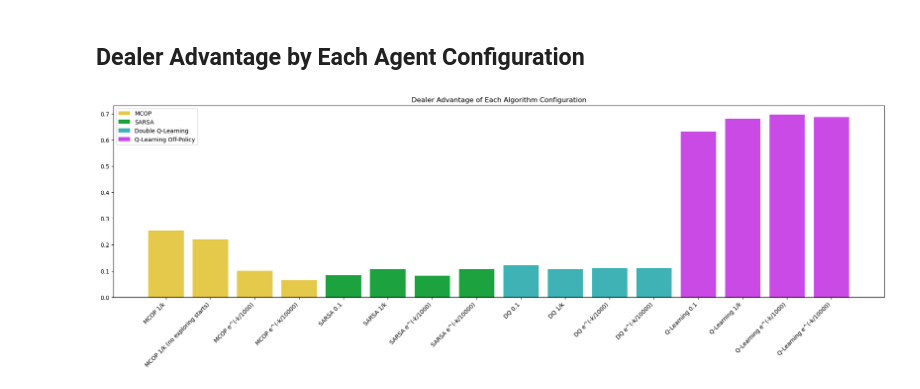
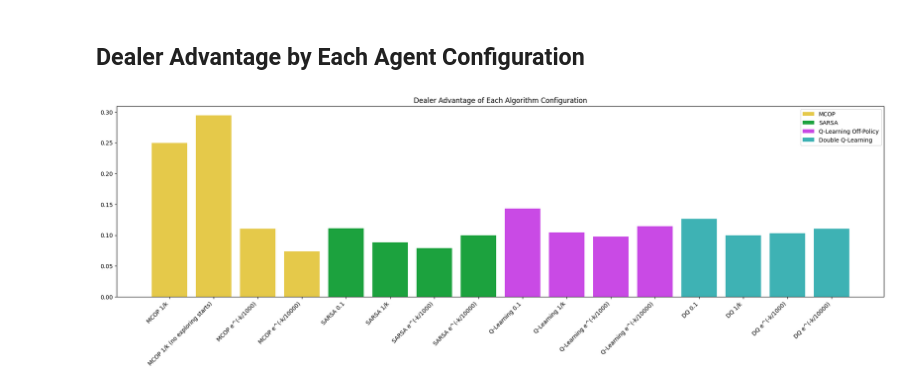
Before and after one commit to bentaliana/ARI2204, a Jupyter notebook: agent_evaluation.ipynb, the cells around one changed output. Drawn from its saved outputs; the diff is of its cells as text; code cells hidden in the pictures.

```diff
--- a/agent_evaluation.ipynb
+++ b/agent_evaluation.ipynb
@@ -610,0 +618,4 @@ plot_total_state_action_counts(
+# %%
+ql_agent_1 = QLearningOffPolicyAgent(1)
+ql_agent_1_simulator = AgentSimulator(ql_agent_1)
+ql_agent_1_results = ql_agent_1_simulator.simulate_100k_games()
@@ -610,0 +656,4 @@ plot_total_state_action_counts(
+# %%
+ql_agent_2 = QLearningOffPolicyAgent(2)
+ql_agent_2_simulator = AgentSimulator(ql_agent_2)
+ql_agent_2_results = ql_agent_2_simulator.simulate_100k_games()
@@ -610,0 +694,4 @@ plot_total_state_action_counts(
+# %%
+ql_agent_3 = QLearningOffPolicyAgent(3)
+ql_agent_3_simulator = AgentSimulator(ql_agent_3)
+ql_agent_3_results = ql_agent_3_simulator.simulate_100k_games()
@@ -610,0 +732,4 @@ plot_total_state_action_counts(
+# %%
+ql_agent_4 = QLearningOffPolicyAgent(4)
+ql_agent_4_simulator = AgentSimulator(ql_agent_4)
+ql_agent_4_results = ql_agent_4_simulator.simulate_100k_games()
@@ -936,37 +947,36 @@ Strategy Table for Q-Learning Off-Policy Agent with Epsilon =  e^(-k/10000) (not
 from matplotlib.patches import Patch
 
 dealer_advantages = [
     mcop_agent_1_results [1], mcop_agent_2_results [1], mcop_agent_3_results [1], mcop_agent_4_results [1],
     sarsa_agent_1_results [1], sarsa_agent_2_results [1], sarsa_agent_3_results [1], sarsa_agent_4_results [1],
+    ql_agent_1_results[1], ql_agent_2_results[1], ql_agent_3_results[1], ql_agent_4_results[1],
     dq_agent_1_results [1], dq_agent_2_results [1], dq_agent_3_results [1], dq_agent_4_results [1],
-    q_l_agent_1_results[1], q_l_agent_2_results[1], q_l_agent_3_results[1], q_l_agent_4_results[1],
-
 ]
 
 plt.figure(figsize = (24, 6))
 
 plt.bar(
     ["MCOP 1/k", "MCOP 1/k (no exploring starts)", "MCOP e^(-k/1000)", "MCOP e^(-k/10000)",
      "SARSA 0.1", "SARSA 1/k", "SARSA e^(-k/1000)", "SARSA e^(-k/10000)",
-     "DQ 0.1", "DQ 1/k", "DQ e^(-k/1000)", "DQ e^(-k/10000)",
-     "Q-Learning 0.1", "Q-Learning 1/k", "Q-Learning e^(-k/1000)", "Q-Learning e^(-k/10000)" ],
+     "Q-Learning 0.1", "Q-Learning 1/k", "Q-Learning e^(-k/1000)", "Q-Learning e^(-k/10000)",
+     "DQ 0.1", "DQ 1/k", "DQ e^(-k/1000)", "DQ e^(-k/10000)"],
     dealer_advantages,
-    color = (["#e5c94a"] * 4) + (["#1ca23e"] * 4) + (["#3eb2b4"] * 4) + (["#c94ae5"] * 4),
+    color = (["#e5c94a"] * 4) + (["#1ca23e"] * 4) + (["#c94ae5"] * 4) + (["#3eb2b4"] * 4),
 )
 
 plt.title("Dealer Advantage of Each Algorithm Configuration")
 
 legend_elements = [
     Patch(facecolor = "#e5c94a", label='MCOP'),
     Patch(facecolor = "#1ca23e", label='SARSA'),
+    Patch(facecolor="#c94ae5", label='Q-Learning Off-Policy'),
     Patch(facecolor = "#3eb2b4", label='Double Q-Learning'),
-    Patch(facecolor="#c94ae5", label='Q-Learning Off-Policy')
 ]
 
 plt.legend(handles=legend_elements)
 
 plt.xticks(rotation = 45, ha = "right")
 
 plt.show()
 # %% [output]
-[figure, old version]
+[figure, new version]
```
Also changed, not shown: parts of 69 cells of this notebook, 5 other files.
